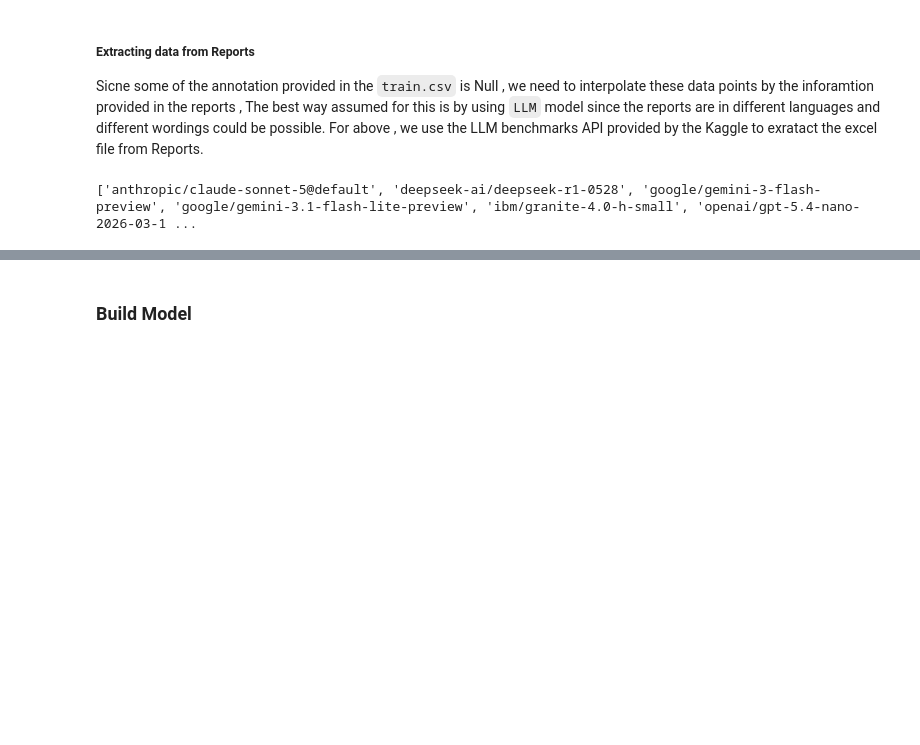
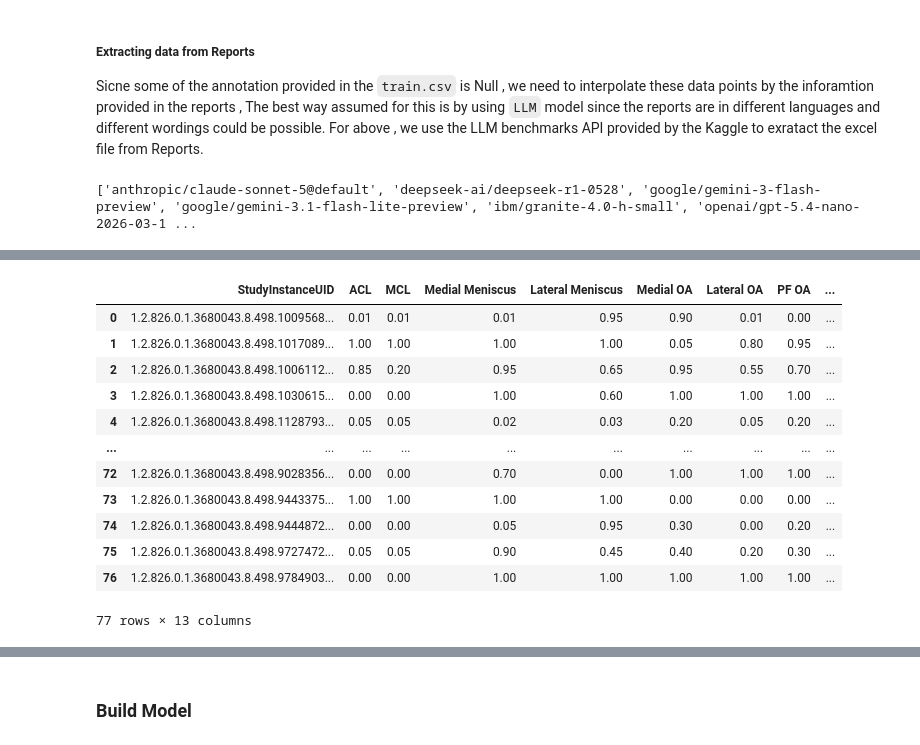
Before and after one commit to NimaNIKOOKAR/RSNA_Knee_Abnormality_Detection, a Jupyter notebook: notebook/rsna_analysis.ipynb, the cells around one changed output, grey strips where cells are left out. Saved outputs shown, nothing was run; the diff lists cells and outputs as text; code cells hidden in the pictures; blank space fills up the shorter version.

Commit message:
compare LLM extraction with provided labeled reports

```diff
--- a/notebook/rsna_analysis.ipynb
+++ b/notebook/rsna_analysis.ipynb
@@ -337,0 +339,61 @@ print(probabilities)
+# %%
+"""from concurrent.futures import ThreadPoolExecutor, as_completed
+
+
+reports = (
+    train_df[["StudyInstanceUID", "Report"]]
+    .dropna(subset=["Report"])
+    .drop_duplicates(subset=["StudyInstanceUID"])
+)
+reports = reports[reports["Report"].str.strip().ne("")]
+
+
+def process_report(study_uid, report):
+    result = extract_knee_abnormalities(
+        llm=kbench.llms["openai/gpt-5.4-nano-2026-03-17"],
+        report=report,
+    )
+    return study_uid, result
+
+
+reports_dict = {}
+errors = {}
+
+print(f"Processing {len(reports)} reports...", flush=True)
+
+with ThreadPoolExecutor(max_workers=3) as executor:
+    futures = {
+        executor.submit(process_report, uid, report): uid
+        for uid, report in reports.itertuples(index=False, name=None)
+    }
+
+    for completed, future in enumerate(as_completed(futures), start=1):
+        uid = futures[future]
+
+        try:
+            uid, result = future.result()
+            reports_dict[uid] = result
+            print(
+                f"[{completed}/{len(futures)}] Processed report: {uid}",
+                flush=True,
+            )
+        except Exception as exc:
+            errors[uid] = str(exc)
+            print(
+                f"[{completed}/{len(futures)}] Failed report: {uid} — {exc}",
+                flush=True,
+            )
+
+results_df = (
+    pd.DataFrame.from_dict(reports_dict, orient="index")
+    .rename_axis("StudyInstanceUID")
+    .reset_index()
+)
+
+print(
+    f"\nFinished: {len(reports_dict)} successful, {len(errors)} failed.",
+    flush=True,
+)
+
+display(results_df)"""
+# %% [output]
@@ -337,0 +417,13 @@ print(probabilities)
+|  | StudyInstanceUID | ACL | MCL | Medial Meniscus | Lateral Meniscus | Medial OA | Lateral OA | PF OA | ... |
+| 0 | 1.2.826.0.1.3680043.8.498.1009568... | 0.01 | 0.01 | 0.01 | 0.95 | 0.90 | 0.01 | 0.00 | ... |
+| 1 | 1.2.826.0.1.3680043.8.498.1017089... | 1.00 | 1.00 | 1.00 | 1.00 | 0.05 | 0.80 | 0.95 | ... |
+| 2 | 1.2.826.0.1.3680043.8.498.1006112... | 0.85 | 0.20 | 0.95 | 0.65 | 0.95 | 0.55 | 0.70 | ... |
+| 3 | 1.2.826.0.1.3680043.8.498.1030615... | 0.00 | 0.00 | 1.00 | 0.60 | 1.00 | 1.00 | 1.00 | ... |
+| 4 | 1.2.826.0.1.3680043.8.498.1128793... | 0.05 | 0.05 | 0.02 | 0.03 | 0.20 | 0.05 | 0.20 | ... |
+| ... | ... | ... | ... | ... | ... | ... | ... | ... | ... |
+| 72 | 1.2.826.0.1.3680043.8.498.9028356... | 0.00 | 0.00 | 0.70 | 0.00 | 1.00 | 1.00 | 1.00 | ... |
+| 73 | 1.2.826.0.1.3680043.8.498.9443375... | 1.00 | 1.00 | 1.00 | 1.00 | 0.00 | 0.00 | 0.00 | ... |
+| 74 | 1.2.826.0.1.3680043.8.498.9444872... | 0.00 | 0.00 | 0.05 | 0.95 | 0.30 | 0.00 | 0.20 | ... |
+| 75 | 1.2.826.0.1.3680043.8.498.9727472... | 0.05 | 0.05 | 0.90 | 0.45 | 0.40 | 0.20 | 0.30 | ... |
+| 76 | 1.2.826.0.1.3680043.8.498.9784903... | 0.00 | 0.00 | 1.00 | 1.00 | 1.00 | 1.00 | 1.00 | ... |
+77 rows × 13 columns
```
Also changed, not shown: parts of 9 cells of this notebook, 1 other file.
